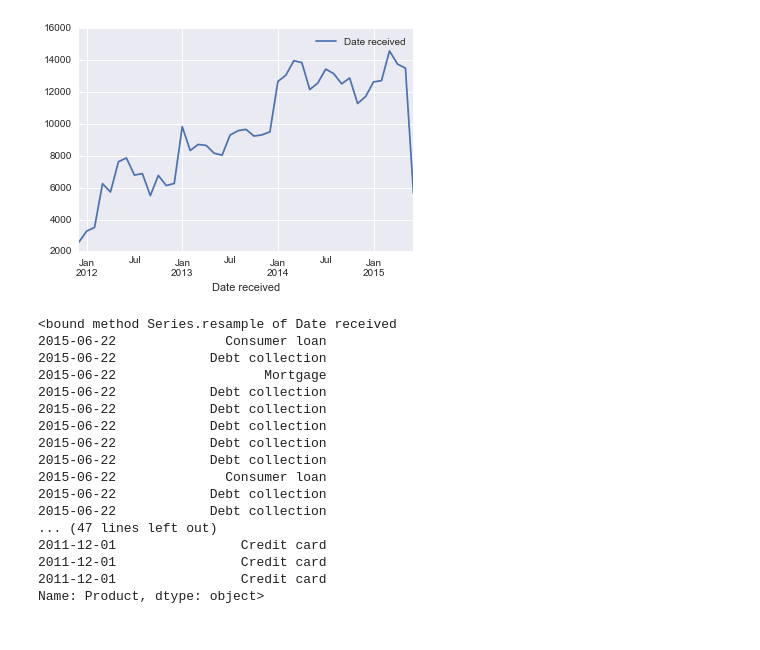
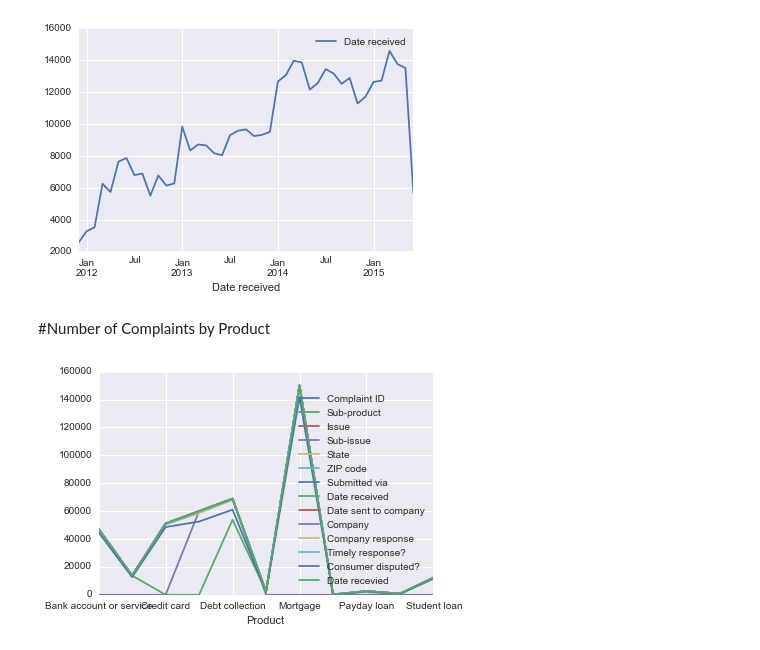
Before and after one commit to tiy-lv-python-2015-06/consumer-complaints, a Jupyter notebook: ConsumerComplaints.ipynb, the cells around one changed output. Saved outputs shown, nothing was run; the diff lists cells and outputs as text; code cells hidden in the pictures.

```diff
--- a/ConsumerComplaints.ipynb
+++ b/ConsumerComplaints.ipynb
@@ -61,26 +61,10 @@ complaints[['Date received']].resample('M', how= "count").plot()
 # %% [output]
 <matplotlib.axes._subplots.AxesSubplot at 0x...>
 [figure]
+# %% [markdown]
+#Number of Complaints by Product
 # %%
-complaints_product = complaints.groupby( ["Product"] )
+complaints_product = complaints.groupby("Product").count().plot()
+# %% [output]
+[figure, added]
-# %%
-complaints.Product.resample
-# %% [output]
-<bound method Series.resample of Date received
-2015-06-22              Consumer loan
-2015-06-22            Debt collection
-2015-06-22                   Mortgage
-2015-06-22            Debt collection
-2015-06-22            Debt collection
-2015-06-22            Debt collection
-2015-06-22            Debt collection
-2015-06-22            Debt collection
-2015-06-22              Consumer loan
-2015-06-22            Debt collection
-2015-06-22            Debt collection
-... (47 lines left out)
-2011-12-01                Credit card
-2011-12-01                Credit card
-2011-12-01                Credit card
-Name: Product, dtype: object>
 # %%
```
Also changed, not shown: parts of 3 cells of this notebook.
